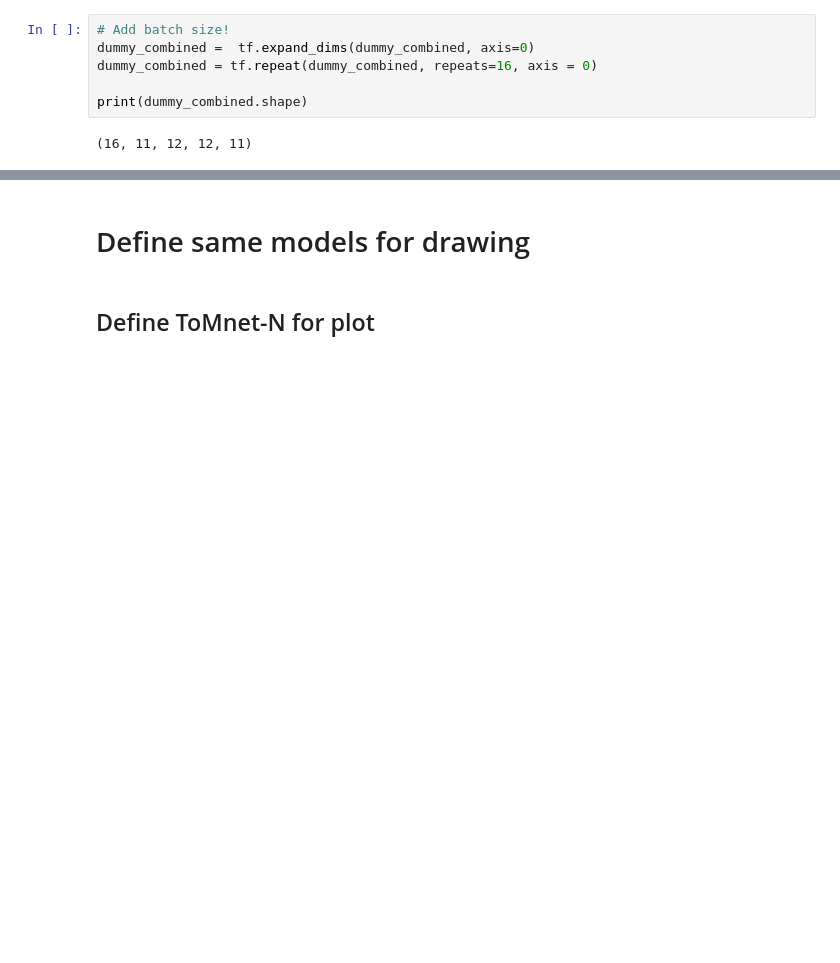
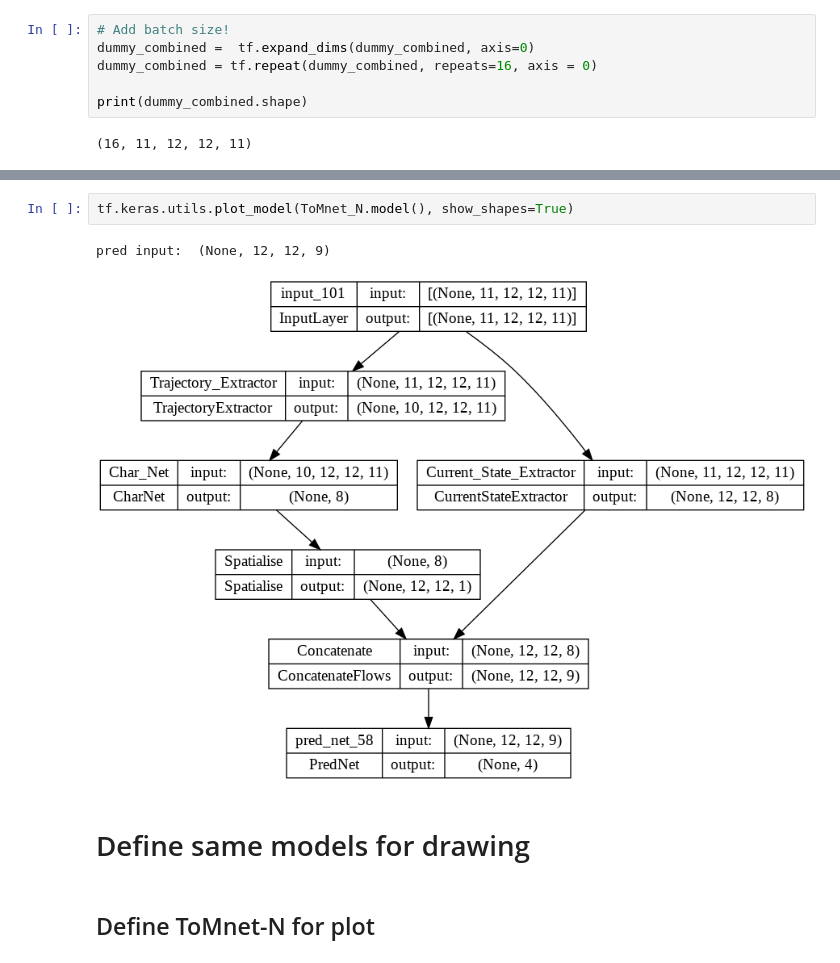
Before and after one commit to Nik-Kras/ToMnet-N, a Jupyter notebook: Draw_ToMnet_N.ipynb, the cells around one changed output, grey strips where cells are left out. Saved outputs shown, nothing was run; the diff lists cells and outputs as text; blank space fills up the shorter version.

```diff
--- a/Draw_ToMnet_N.ipynb
+++ b/Draw_ToMnet_N.ipynb
@@ -602,3 +643,8 @@ Requirement already satisfied: aggdraw>=1.3.11 in /usr/local/lib/python3.7/dist-
+# %%
+tf.keras.utils.plot_model(ToMnet_N.model(), show_shapes=True)
+# %% [output]
+pred input:  (None, 12, 12, 9)
+[figure, added]
 # %% [markdown]
 # Define same models for drawing
 # %% [markdown]
```
Also changed, not shown: parts of 21 cells of this notebook.
